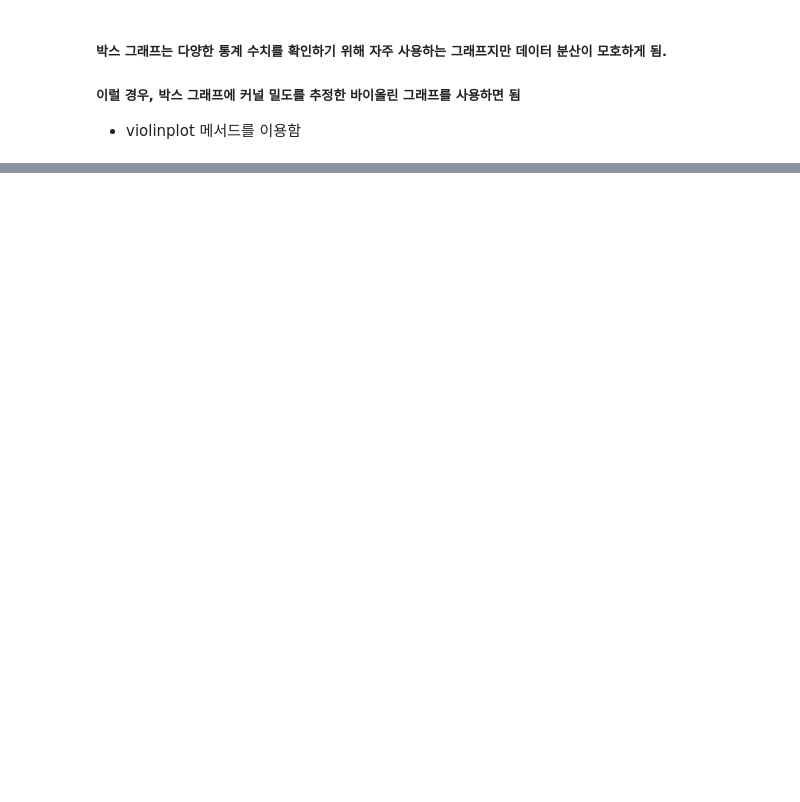
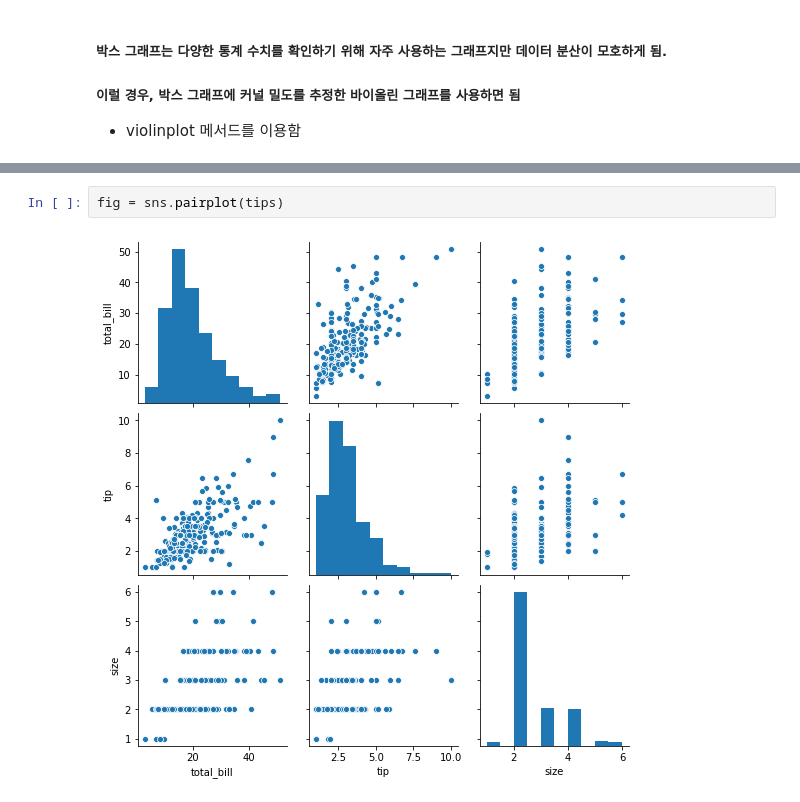
Before and after one commit to JJdeva/Study, a Jupyter notebook: Pandas/두잇판다스/Do_it_pandas_study_day3_1.ipynb, the cells around one changed output, grey strips where cells are left out. Saved outputs shown, nothing was run; the diff lists cells and outputs as text; blank space fills up the shorter version.

```diff
--- a/Pandas/두잇판다스/Do_it_pandas_study_day3_1.ipynb
+++ b/Pandas/두잇판다스/Do_it_pandas_study_day3_1.ipynb
@@ -287,0 +293,4 @@ Text(0, 0.5, 'Total Bill')
+# %%
+fig = sns.pairplot(tips)
+# %% [output]
+[figure, added]
```
Also changed, not shown: parts of 21 cells of this notebook, 1 other file.
